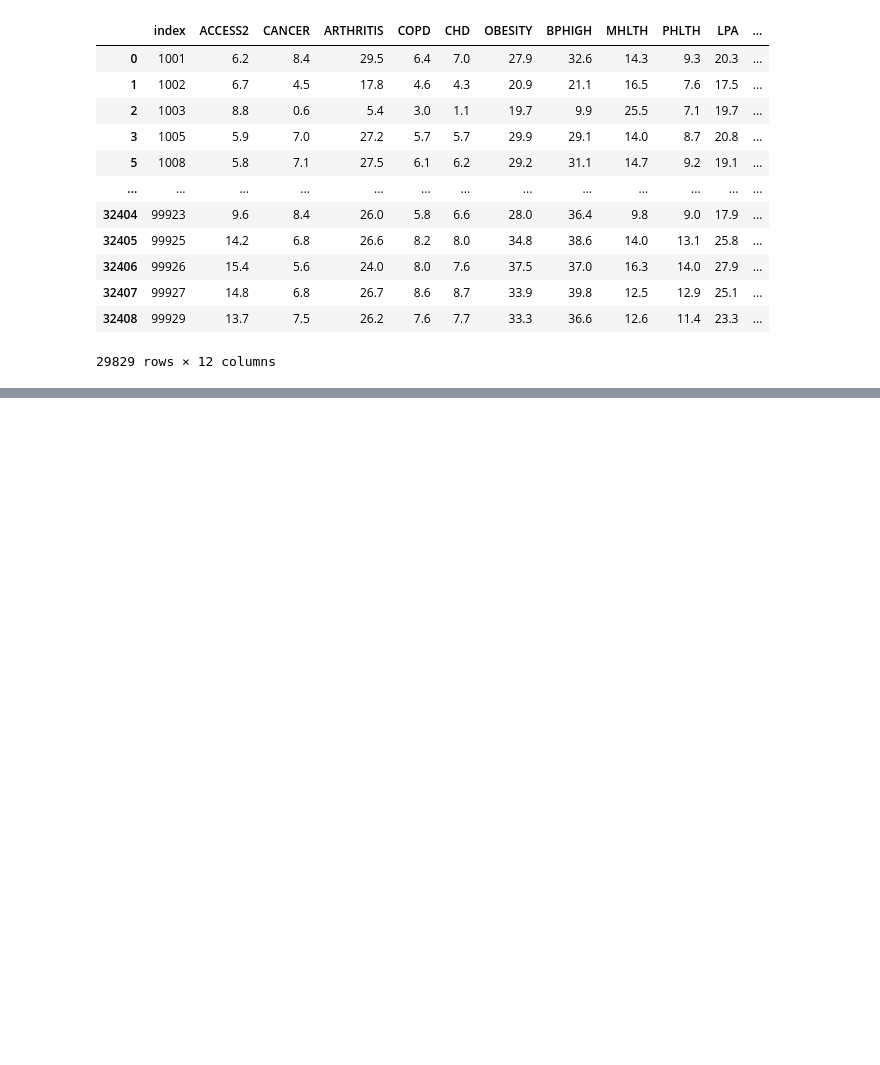
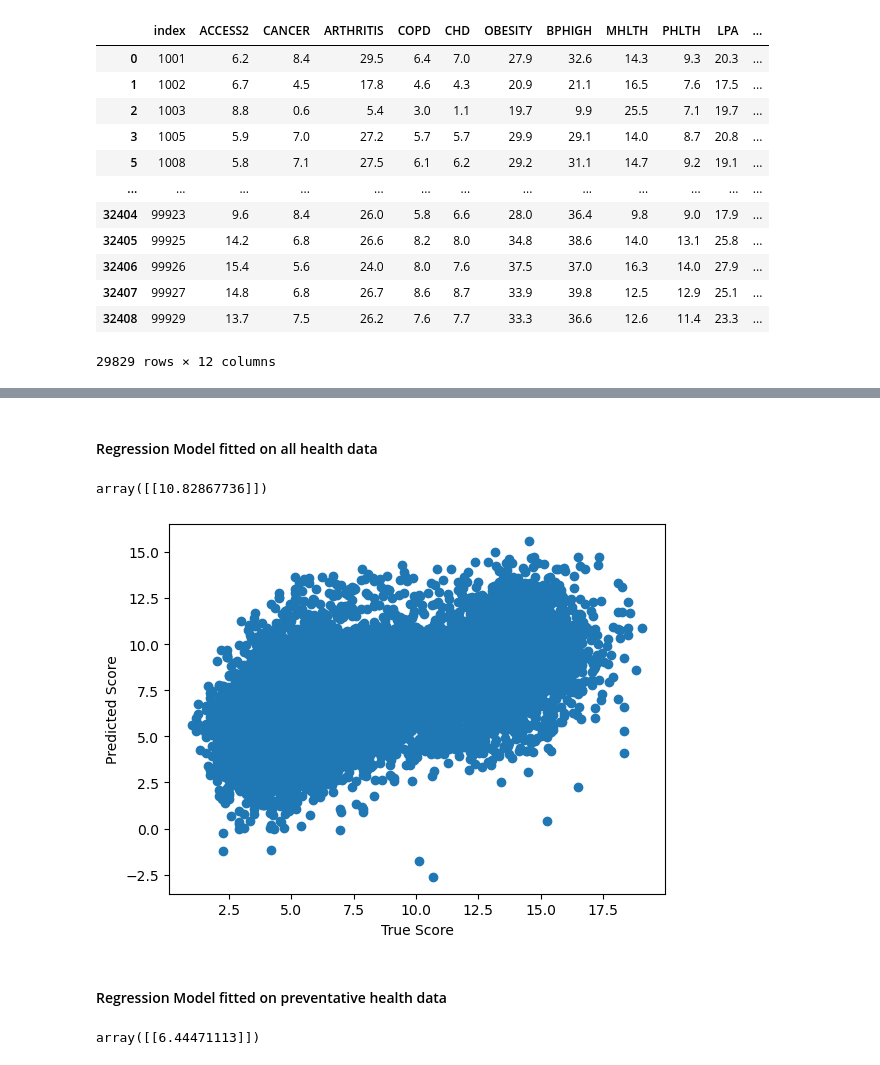
Before and after one commit to jon-pun/final4741project, a Jupyter notebook: walkability.ipynb, the cells around one changed output, grey strips where cells are left out. Saved outputs shown, nothing was run; the diff lists cells and outputs as text; code cells hidden in the pictures; blank space fills up the shorter version.

Commit message:
linear regression models

```diff
--- a/walkability.ipynb
+++ b/walkability.ipynb
@@ -108,0 +117,18 @@ PHLTH_AVERAGE = 21.2
+# %% [markdown]
+#### Regression Model fitted on all health data
+# %%
+regX = health_values[["ACCESS2", "CANCER", "ARTHRITIS", "COPD", "CHD", "OBESITY", "BPHIGH", "MHLTH", "PHLTH", "LPA"]]
+regY = health_values[["NatWalkInd"]]
+reg = linear_model.LinearRegression().fit(regX,regY)
+# %%
+reg.predict(testdata.reshape(1,-1))
+# %% [output]
+array([[10.82867736]])
+# %%
+full_preds = reg.predict(regX)
+plt.scatter(regY,full_preds)
+plt.xlabel("True Score")
+plt.ylabel("Predicted Score")
+plt.show()
+# %% [output]
+[figure, added]
@@ -108,0 +147,2 @@ PHLTH_AVERAGE = 21.2
+# %% [markdown]
+#### Regression Model fitted on preventative health data
@@ -108,0 +152,4 @@ PHLTH_AVERAGE = 21.2
+# %%
+regprev.predict(testdata[0].reshape(1,-1))
+# %% [output]
+array([[6.44471113]])
```
Also changed, not shown: parts of 30 cells of this notebook.
